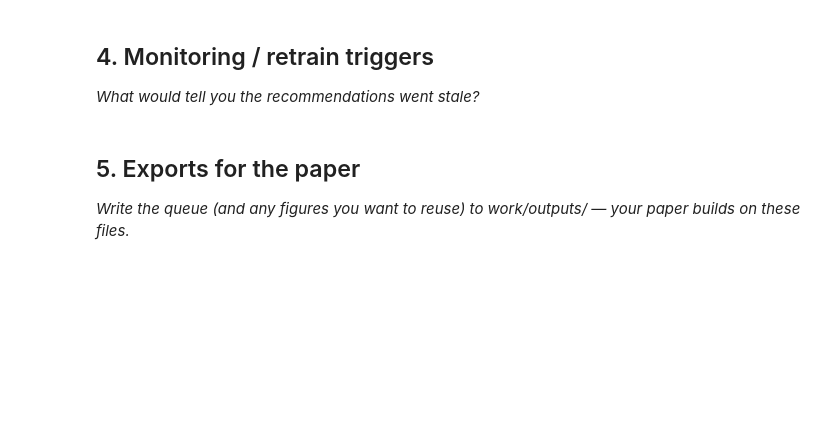
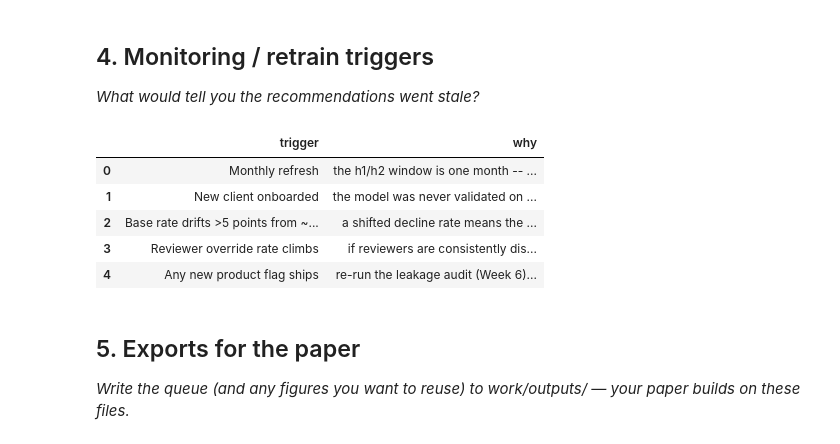
Before and after one commit to irene501/flyrank, a Jupyter notebook: work/notebooks/w07_action_playbook.ipynb, the cells around one changed output. Cells and saved outputs as stored; diff of their text form; code cells hidden in the pictures; blank space fills up the shorter version.

```diff
--- a/work/notebooks/w07_action_playbook.ipynb
+++ b/work/notebooks/w07_action_playbook.ipynb
@@ -22,6 +217,22 @@ This skeleton is yours to fill. Work the sections **in order** — each one has
 ## 4. Monitoring / retrain triggers
 
 *What would tell you the recommendations went stale?*
+# %%
+monitoring_triggers = pd.DataFrame([
+    {"trigger": "Monthly refresh", "why": "the h1/h2 window is one month -- April's pattern may differ from March's"},
+    {"trigger": "New client onboarded", "why": "the model was never validated on a client outside this March snapshot"},
+    {"trigger": "Base rate drifts >5 points from ~0.30", "why": "a shifted decline rate means the rule/model thresholds tuned here may no longer fit"},
+    {"trigger": "Reviewer override rate climbs", "why": "if reviewers are consistently disagreeing with `high_confidence_decline` picks, the signal has likely stopped matching reality"},
+    {"trigger": "Any new product flag ships", "why": "re-run the leakage audit (Week 6) before letting a new FlyRank flag anywhere near the feature set"},
+])
+monitoring_triggers
+# %% [output]
+|  | trigger | why |
+| 0 | Monthly refresh | the h1/h2 window is one month -- ... |
+| 1 | New client onboarded | the model was never validated on ... |
+| 2 | Base rate drifts >5 points from ~... | a shifted decline rate means the ... |
+| 3 | Reviewer override rate climbs | if reviewers are consistently dis... |
+| 4 | Any new product flag ships | re-run the leakage audit (Week 6)... |
 # %% [markdown]
 ## 5. Exports for the paper
 
```
Also changed, not shown: parts of 10 cells of this notebook.
